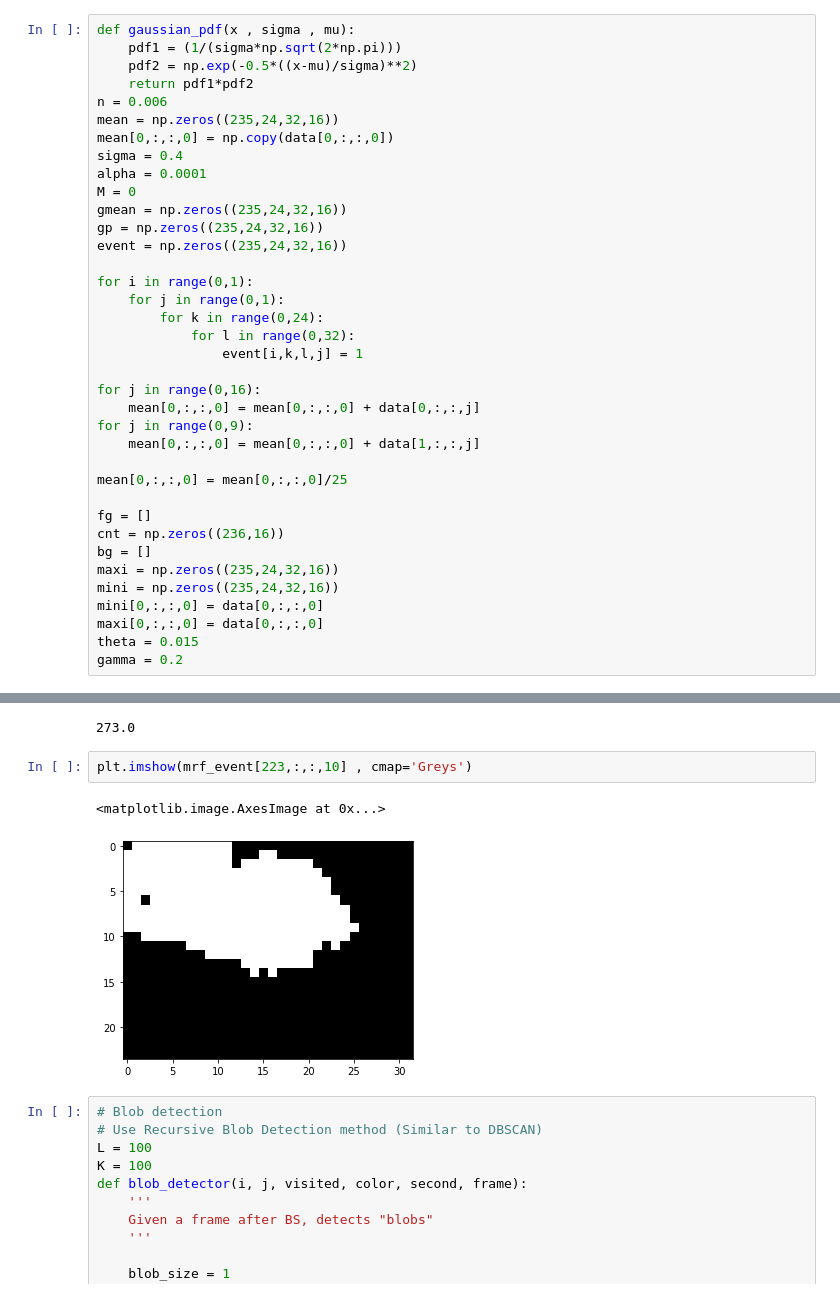
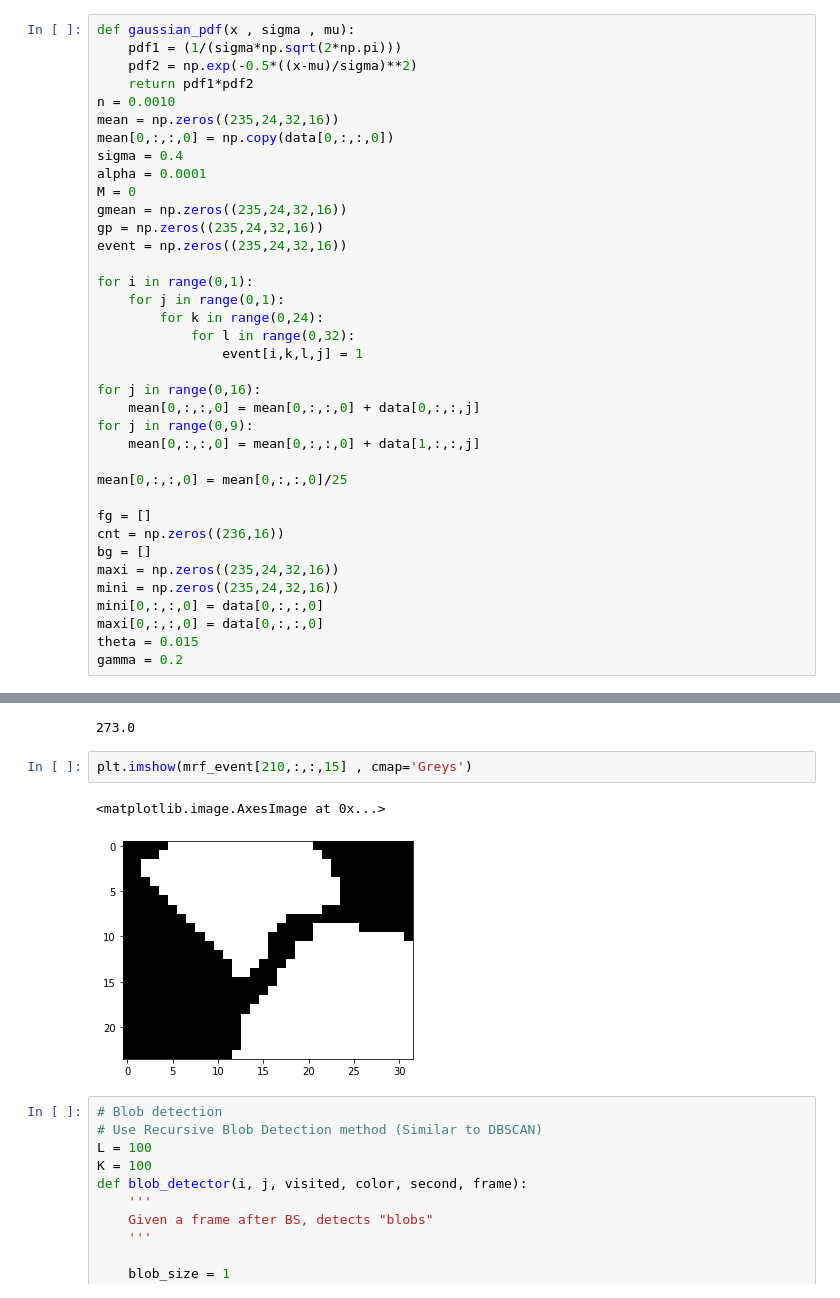
Before and after one commit to nickinack/Occupancy-Estimation, a Jupyter notebook: src/visualize.ipynb, the cells around one changed output, grey strips where cells are left out. Drawn from its saved outputs; the diff is of its cells as text.

```diff
--- a/src/visualize.ipynb
+++ b/src/visualize.ipynb
@@ -18,7 +23,7 @@ def gaussian_pdf(x , sigma , mu):
     pdf1 = (1/(sigma*np.sqrt(2*np.pi)))
     pdf2 = np.exp(-0.5*((x-mu)/sigma)**2)
     return pdf1*pdf2
-n = 0.006
+n = 0.0010
 mean = np.zeros((235,24,32,16))
 mean[0,:,:,0] = np.copy(data[0,:,:,0])
 sigma = 0.4
@@ -192,10 +197,10 @@ cnt[223,10]
 # %% [output]
 273.0
 # %%
-plt.imshow(mrf_event[223,:,:,10] , cmap='Greys')
+plt.imshow(mrf_event[210,:,:,15] , cmap='Greys')
 # %% [output]
 <matplotlib.image.AxesImage at 0x...>
-[figure, old version]
+[figure, new version]
 # %%
 # Blob detection
 # Use Recursive Blob Detection method (Similar to DBSCAN)
```
Also changed, not shown: parts of 9 cells of this notebook, 1 other file.
